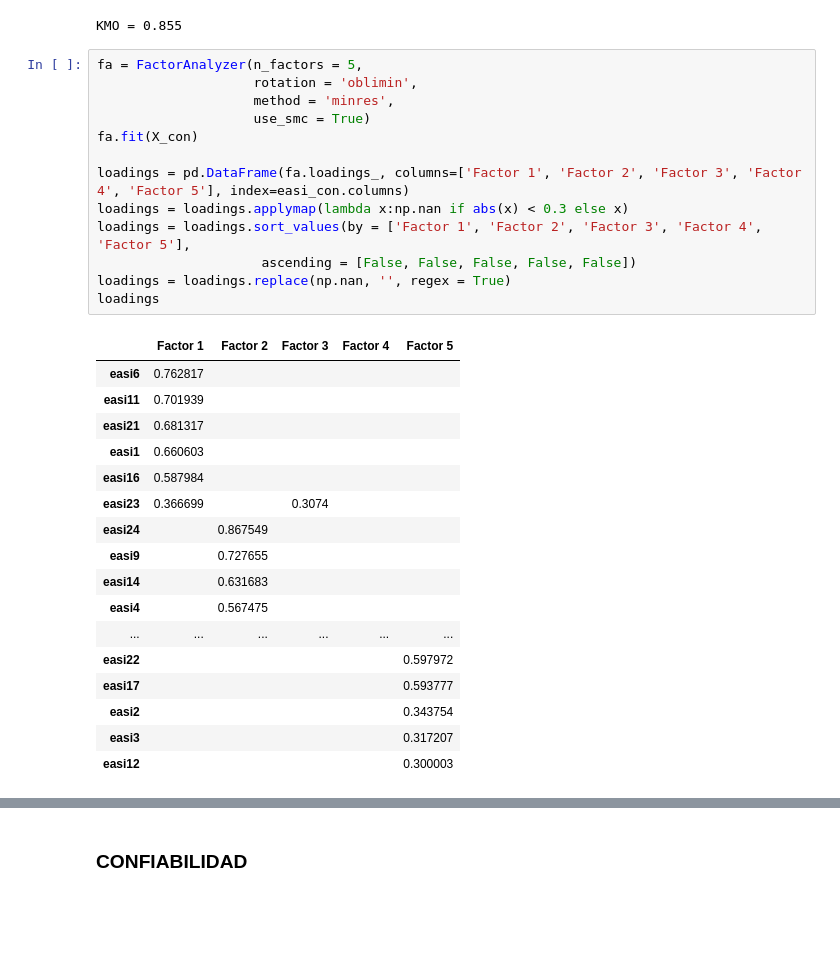
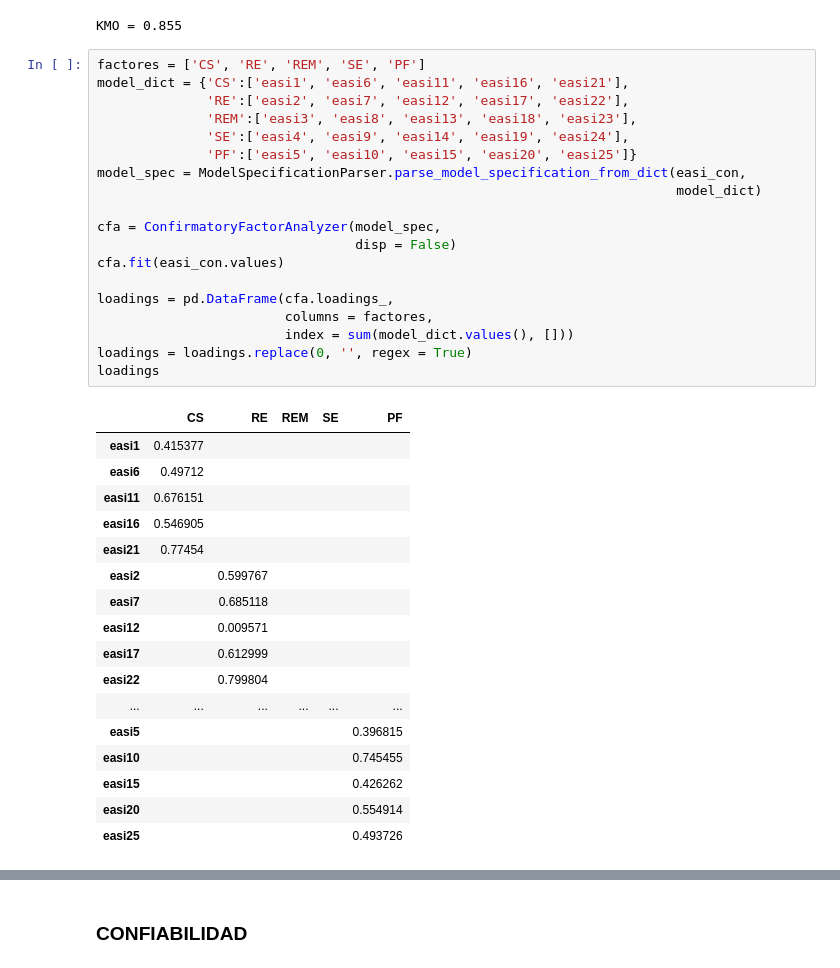
Before and after one commit to jisaaco/everchanging, a Jupyter notebook: factor_analysis_karina.ipynb, the cells around one changed output, grey strips where cells are left out. Drawn from its saved outputs; the diff is of its cells as text; blank space fills up the shorter version.

```diff
--- a/factor_analysis_karina.ipynb
+++ b/factor_analysis_karina.ipynb
@@ -68,34 +68,40 @@ kmo_all,kmo_model=calculate_kmo(X_con)
 print('KMO =', f'{kmo_model:.3}')
 # %% [output]
 KMO = 0.855
-# %%
-fa = FactorAnalyzer(n_factors = 5,
-                    rotation = 'oblimin',
-                    method = 'minres',
-                    use_smc = True)
-fa.fit(X_con)
-
-loadings = pd.DataFrame(fa.loadings_, columns=['Factor 1', 'Factor 2', 'Factor 3', 'Factor 4', 'Factor 5'], index=easi_con.columns)
-loadings = loadings.applymap(lambda x:np.nan if abs(x) < 0.3 else x)
-loadings = loadings.sort_values(by = ['Factor 1', 'Factor 2', 'Factor 3', 'Factor 4', 'Factor 5'],
-                     ascending = [False, False, False, False, False])
-loadings = loadings.replace(np.nan, '', regex = True)
-loadings
-# %% [output]
-|  | Factor 1 | Factor 2 | Factor 3 | Factor 4 | Factor 5 |
-| easi6 | 0.762817 |  |  |  |  |
-| easi11 | 0.701939 |  |  |  |  |
-| easi21 | 0.681317 |  |  |  |  |
-| easi1 | 0.660603 |  |  |  |  |
-| easi16 | 0.587984 |  |  |  |  |
-| easi23 | 0.366699 |  | 0.3074 |  |  |
-| easi24 |  | 0.867549 |  |  |  |
-| easi9 |  | 0.727655 |  |  |  |
-| easi14 |  | 0.631683 |  |  |  |
-| easi4 |  | 0.567475 |  |  |  |
-| ... | ... | ... | ... | ... | ... |
-| easi22 |  |  |  |  | 0.597972 |
-| easi17 |  |  |  |  | 0.593777 |
-| easi2 |  |  |  |  | 0.343754 |
-| easi3 |  |  |  |  | 0.317207 |
-| easi12 |  |  |  |  | 0.300003 |
+# %%
+factores = ['CS', 'RE', 'REM', 'SE', 'PF']
+model_dict = {'CS':['easi1', 'easi6', 'easi11', 'easi16', 'easi21'],
+              'RE':['easi2', 'easi7', 'easi12', 'easi17', 'easi22'],
+              'REM':['easi3', 'easi8', 'easi13', 'easi18', 'easi23'],
+              'SE':['easi4', 'easi9', 'easi14', 'easi19', 'easi24'],
+              'PF':['easi5', 'easi10', 'easi15', 'easi20', 'easi25']}
+model_spec = ModelSpecificationParser.parse_model_specification_from_dict(easi_con,
+                                                                          model_dict)
+
+cfa = ConfirmatoryFactorAnalyzer(model_spec,
+                                 disp = False)
+cfa.fit(easi_con.values)
+
+loadings = pd.DataFrame(cfa.loadings_,
+                        columns = factores,
+                        index = sum(model_dict.values(), []))
+loadings = loadings.replace(0, '', regex = True)
+loadings
+# %% [output]
+|  | CS | RE | REM | SE | PF |
+| easi1 | 0.415377 |  |  |  |  |
+| easi6 | 0.49712 |  |  |  |  |
+| easi11 | 0.676151 |  |  |  |  |
+| easi16 | 0.546905 |  |  |  |  |
+| easi21 | 0.77454 |  |  |  |  |
+| easi2 |  | 0.599767 |  |  |  |
+| easi7 |  | 0.685118 |  |  |  |
+| easi12 |  | 0.009571 |  |  |  |
+| easi17 |  | 0.612999 |  |  |  |
+| easi22 |  | 0.799804 |  |  |  |
+| ... | ... | ... | ... | ... | ... |
+| easi5 |  |  |  |  | 0.396815 |
+| easi10 |  |  |  |  | 0.745455 |
+| easi15 |  |  |  |  | 0.426262 |
+| easi20 |  |  |  |  | 0.554914 |
+| easi25 |  |  |  |  | 0.493726 |
```
Also changed, not shown: parts of 9 cells of this notebook.
